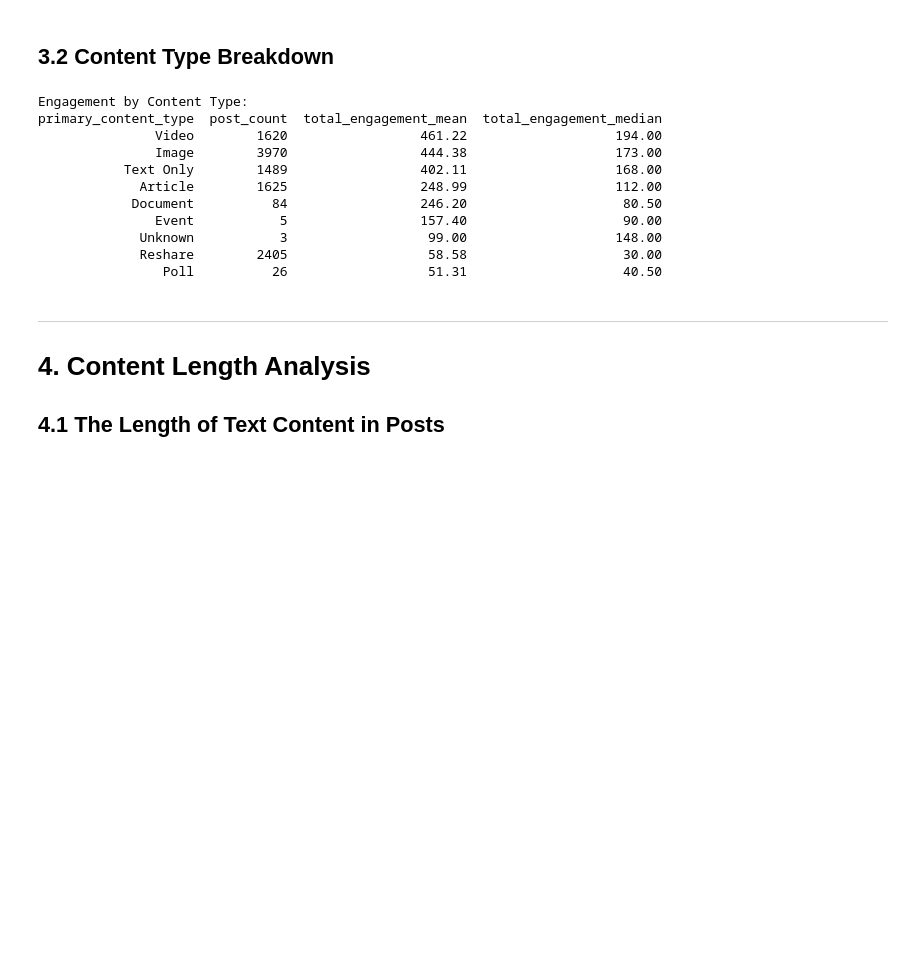
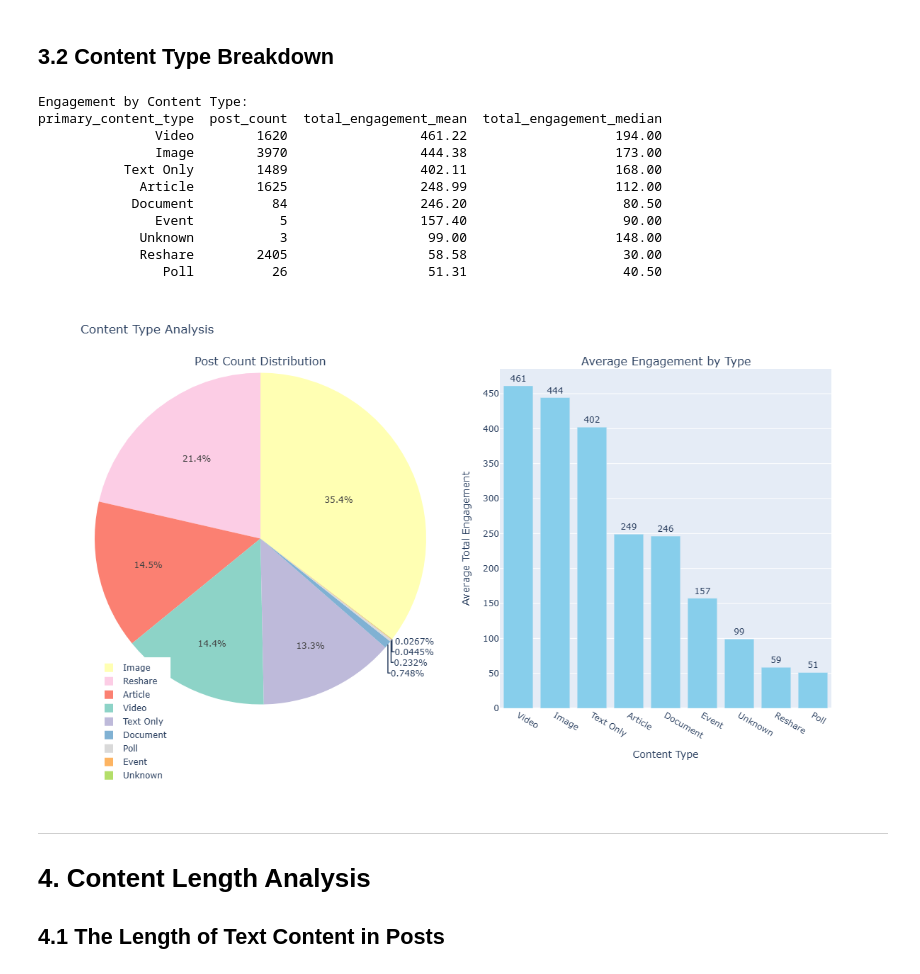
Before and after one commit to youngjoongkim/blazel-task, a Jupyter notebook: notebooks/07_final_report.ipynb, the cells around one changed output. Saved outputs shown, nothing was run; the diff lists cells and outputs as text; code cells hidden in the pictures; blank space fills up the shorter version.

Commit message:
Add static images

```diff
--- a/notebooks/07_final_report.ipynb
+++ b/notebooks/07_final_report.ipynb
@@ -319,34 +320,36 @@ fig.update_layout(
         x=0.0,
         y=0.15,
         xanchor='left',
         yanchor='top',
         orientation='v'
     )
 )
 fig.update_yaxes(title_text="Average Total Engagement", row=1, col=2)
 fig.update_xaxes(title_text="Content Type", row=1, col=2)
 fig.show()
 # Display static image for GitHub preview
 from IPython.display import Image, display
 import plotly.io as pio
 try:
     img_bytes = pio.to_image(fig, format='png', width=1200, height=700)
     display(Image(img_bytes))
 except:
     print('Static image export requires: pip install kaleido')
-fig.write_html('../output/figures/report_content_type_analysis.html')fig.write_image('../output/figures/report_content_type_analysis.png')
+fig.write_html('../output/figures/report_content_type_analysis.html')
+fig.write_image('../output/figures/report_content_type_analysis.png')
 # %% [output]
 Engagement by Content Type:
 primary_content_type  post_count  total_engagement_mean  total_engagement_median
                Video        1620                 461.22                   194.00
                Image        3970                 444.38                   173.00
            Text Only        1489                 402.11                   168.00
              Article        1625                 248.99                   112.00
             Document          84                 246.20                    80.50
                Event           5                 157.40                    90.00
              Unknown           3                  99.00                   148.00
              Reshare        2405                  58.58                    30.00
                 Poll          26                  51.31                    40.50
+[figure, added]
 # %% [markdown]
 ---
 
```
Also changed, not shown: parts of 5 cells of this notebook.
